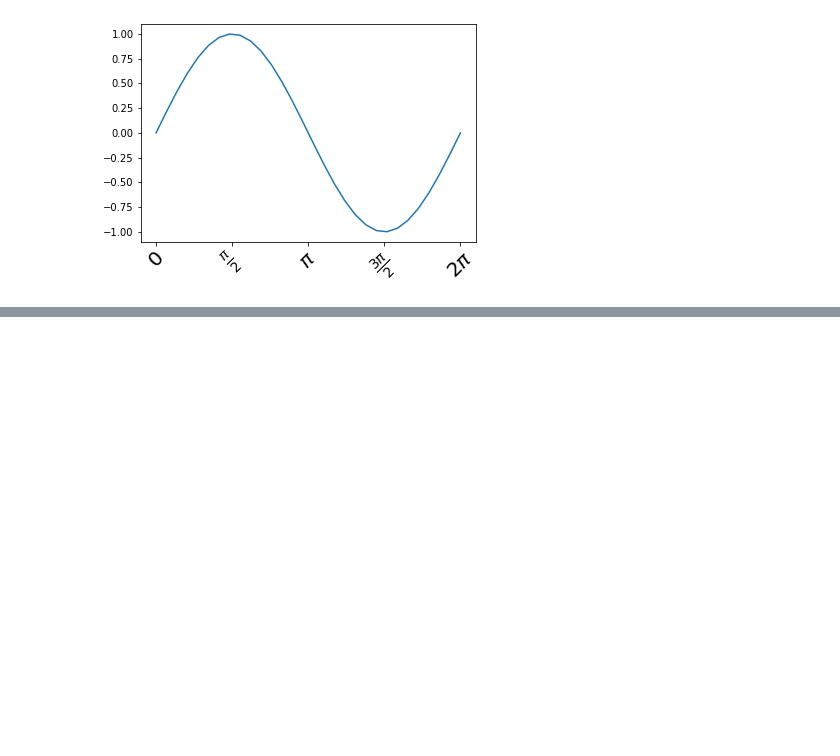
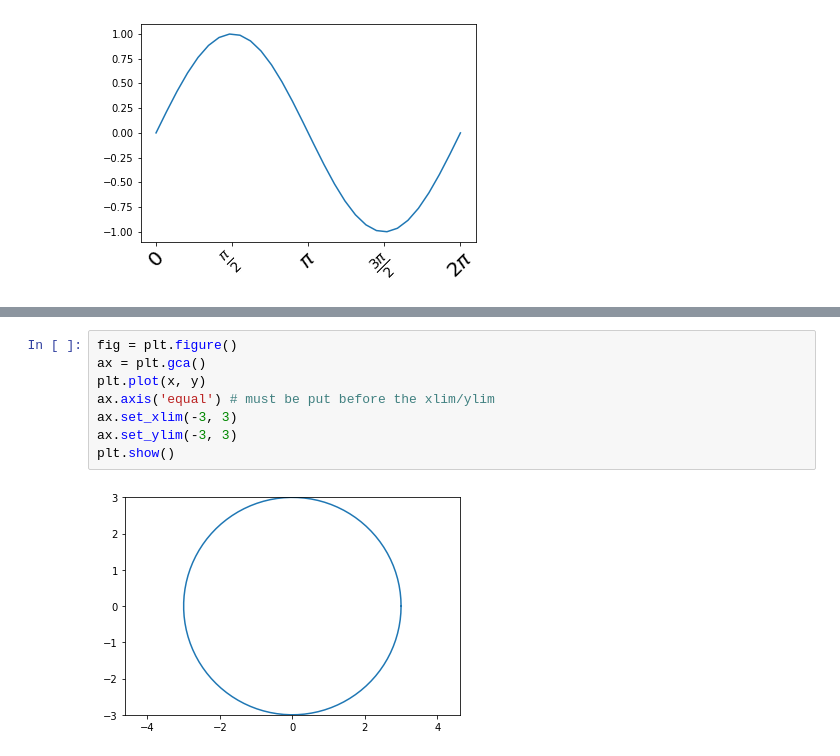
Before and after one commit to umr-marbec/python-training, a Jupyter notebook: plots/axes.ipynb, the cells around one changed output, grey strips where cells are left out. Cells and saved outputs as stored; diff of their text form; blank space fills up the shorter version.

```diff
--- a/plots/axes.ipynb
+++ b/plots/axes.ipynb
@@ -58,0 +80,10 @@ plt.show()
+# %%
+fig = plt.figure()
+ax = plt.gca()
+plt.plot(x, y)
+ax.axis('equal') # must be put before the xlim/ylim
+ax.set_xlim(-3, 3)
+ax.set_ylim(-3, 3)
+plt.show()
+# %% [output]
+[figure, added]
```
Also changed, not shown: parts of 6 cells of this notebook, 4 other files.
